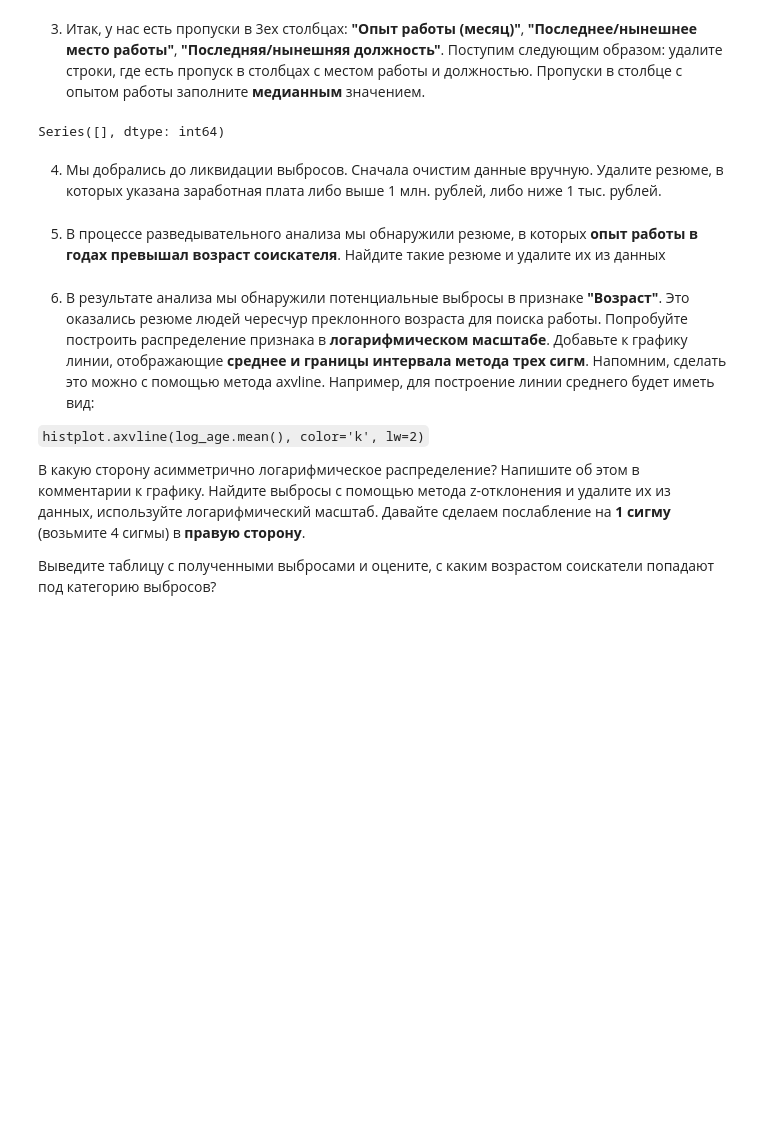
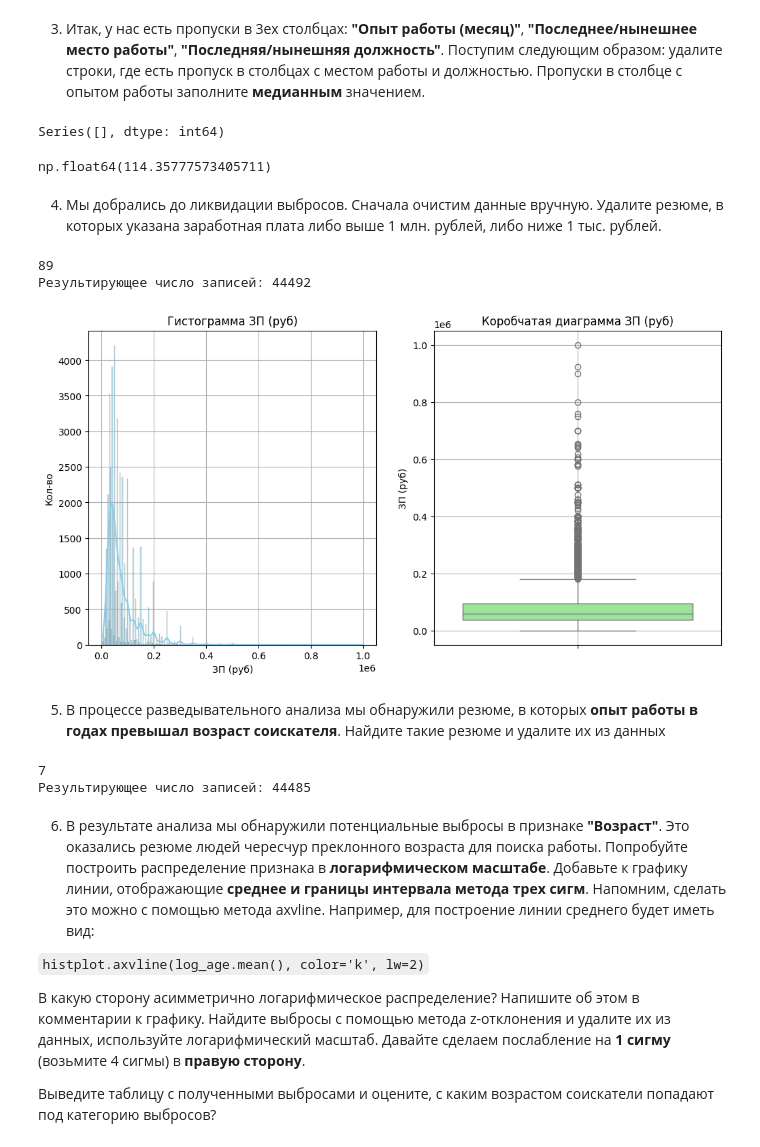
Before and after one commit to GDA-86/HH_PROJECT, a Jupyter notebook: Итоговое задание.ipynb, the cells around one changed output. Saved outputs shown, nothing was run; the diff lists cells and outputs as text; code cells hidden in the pictures; blank space fills up the shorter version.

```diff
--- a/Итоговое задание.ipynb
+++ b/Итоговое задание.ipynb
@@ -1070,16 +1063,69 @@ clear_2_cv_df = clear_2_cv_df.fillna({'Опыт работы (месяц)': clea
 cols_null_percent = clear_2_cv_df.isnull().sum()
 cols_with_null = cols_null_percent[cols_null_percent>0].sort_values(ascending=False)
 display(cols_with_null)
+
+
+display(clear_2_cv_df['Опыт работы (месяц)'].mean())
 # %% [output]
 Series([], dtype: int64)
+np.float64(114.35777573405711)
 # %% [markdown]
 4. Мы добрались до ликвидации выбросов. Сначала очистим данные вручную. Удалите резюме, в которых указана заработная плата либо выше 1 млн. рублей, либо ниже 1 тыс. рублей.
 # %%
 # ваш код здесь
+#clear_3_cv_df = clear_2_cv_df.copy()
+
+outvalue_mask = clear_2_cv_df[(clear_2_cv_df['ЗП (руб)'] > 1000000 ) | (clear_2_cv_df['ЗП (руб)'] < 1000)]
+
+print(outvalue_mask.shape[0])
+
+
+clear_3_cv_df = clear_2_cv_df.drop(outvalue_mask.index, axis=0)
+print(f'Результирующее число записей: {clear_3_cv_df.shape[0]}')
+# %% [output]
+89
+Результирующее число записей: 44492
+# %%
+
+def show_his_box(col):
+    fig, axes = plt.subplots(1, 2, figsize=(12, 6))
+
+    # Построение гистограммы на первой оси (axes[0])
+
+    sns.histplot(clear_3_cv_df[col], kde=True, ax=axes[0], color='skyblue')
+    axes[0].set_title('Гистограмма ЗП (руб)')
+    axes[0].set_xlabel(col)
+    axes[0].set_ylabel('Кол-во')
+    axes[0].grid(True)
+
+    # Построение коробчатой диаграммы на второй оси (axes[1])
+    sns.boxplot(y=clear_3_cv_df[col], ax=axes[1], color='lightgreen')
+    axes[1].set_title('Коробчатая диаграмма ЗП (руб)')
+    axes[1].set_ylabel(col)
+    axes[1].grid(True)
+
+
+
+    # Улучшение макета и отображение
+    plt.show()
+
+show_his_box(col='ЗП (руб)' )
+# %% [output]
+[figure, added]
 # %% [markdown]
 5. В процессе разведывательного анализа мы обнаружили резюме, в которых **опыт работы в годах превышал возраст соискателя**. Найдите такие резюме и удалите их из данных
 # %%
 # ваш код здесь
+
+outvalue_mask_2 = clear_3_cv_df[(clear_3_cv_df['Опыт работы (месяц)']/12 >  clear_3_cv_df['Возраст'] )]
+
+print(outvalue_mask_2.shape[0])
+
+clear_4_cv_df = clear_3_cv_df.drop(outvalue_mask_2.index, axis=0)
+print(f'Результирующее число записей: {clear_4_cv_df.shape[0]}')
+# %% [output]
+7
+Результирующее число записей: 44485
 # %% [markdown]
 6. В результате анализа мы обнаружили потенциальные выбросы в признаке **"Возраст"**. Это оказались резюме людей чересчур преклонного возраста для поиска работы. Попробуйте построить распределение признака в **логарифмическом масштабе**. Добавьте к графику линии, отображающие **среднее и границы интервала метода трех сигм**. Напомним, сделать это можно с помощью метода axvline. Например, для построение линии среднего будет иметь вид:
 
```
Also changed, not shown: parts of 23 cells of this notebook.
